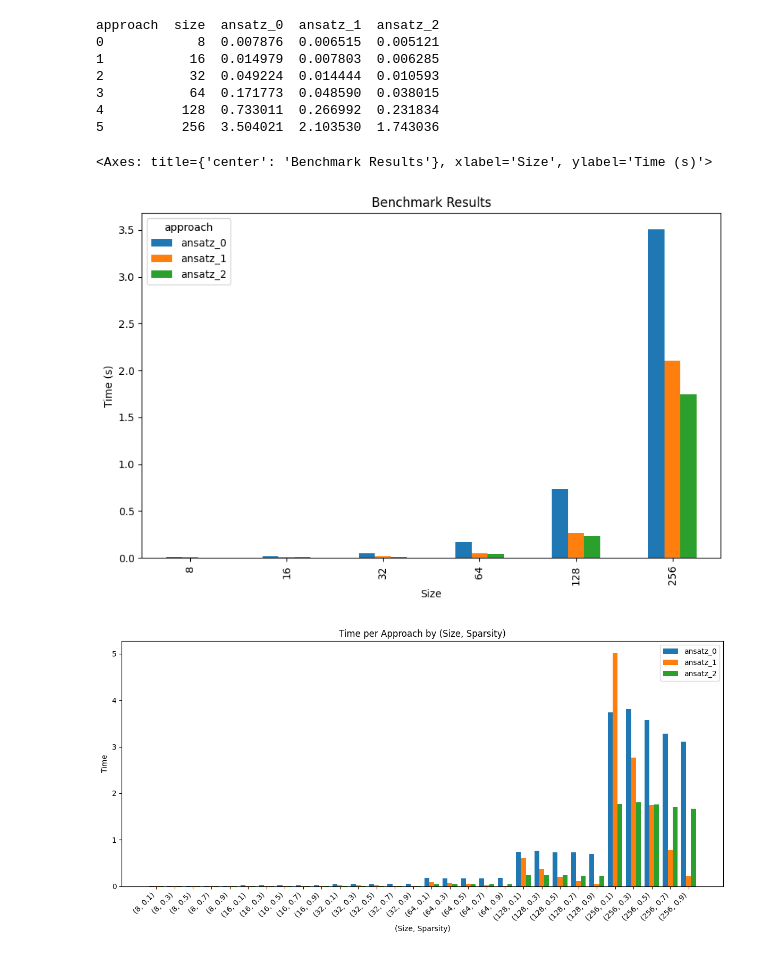
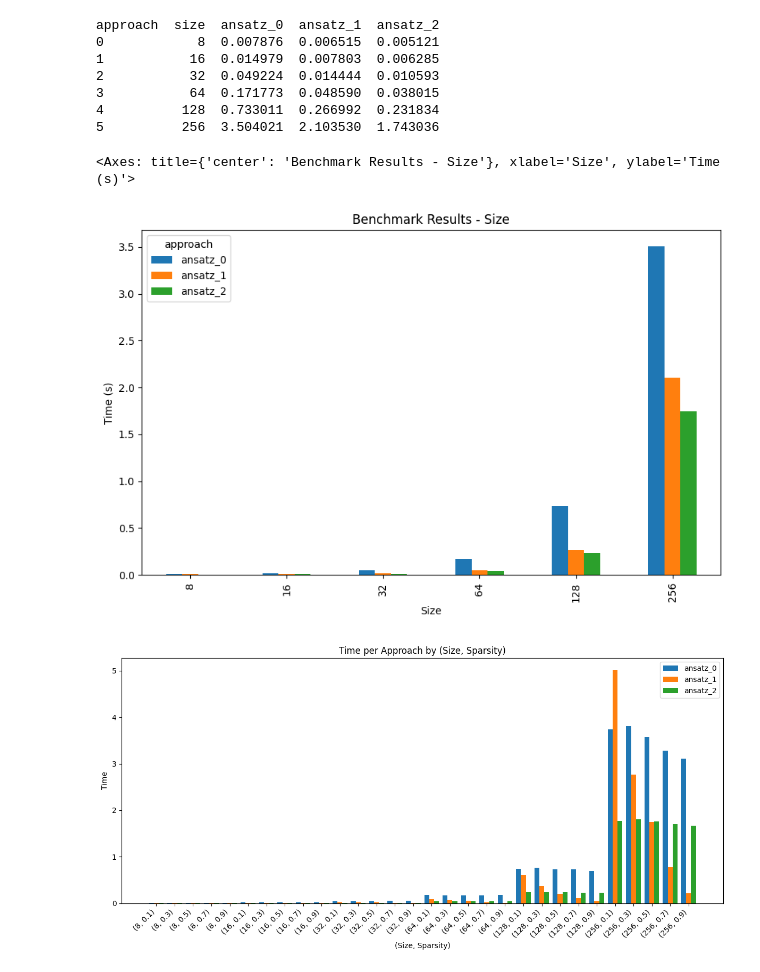
Before and after one commit to litoj/DBnonRelational, a Jupyter notebook: HW2/Gruppe14.ipynb, the cells around one changed output. Drawn from its saved outputs; the diff is of its cells as text; code cells hidden in the pictures.

```diff
--- a/HW2/plot.ipynb
+++ b/HW2/Gruppe14.ipynb
@@ -66,17 +64,17 @@ approach  size  ansatz_0  ansatz_1  ansatz_2
 # %%
 # Create a bar plot
 fig, ax = plt.subplots(figsize=(10, 6))
 pivot_df.plot(
     x="size",
     kind="bar",
     ax=ax,
-    title="Benchmark Results",
+    title="Benchmark Results - Size",
     xlabel="Size",
     ylabel="Time (s)",
 )
 # %% [output]
-<Axes: title={'center': 'Benchmark Results'}, xlabel='Size', ylabel='Time (s)'>
+<Axes: title={'center': 'Benchmark Results - Size'}, xlabel='Size', ylabel='Time (s)'>
-[figure, old version]
+[figure, new version]
 # %%
 
 # X-Achsen-Labels erstellen: Kombination aus size und sparsity
```
Also changed, not shown: parts of 5 cells of this notebook.
